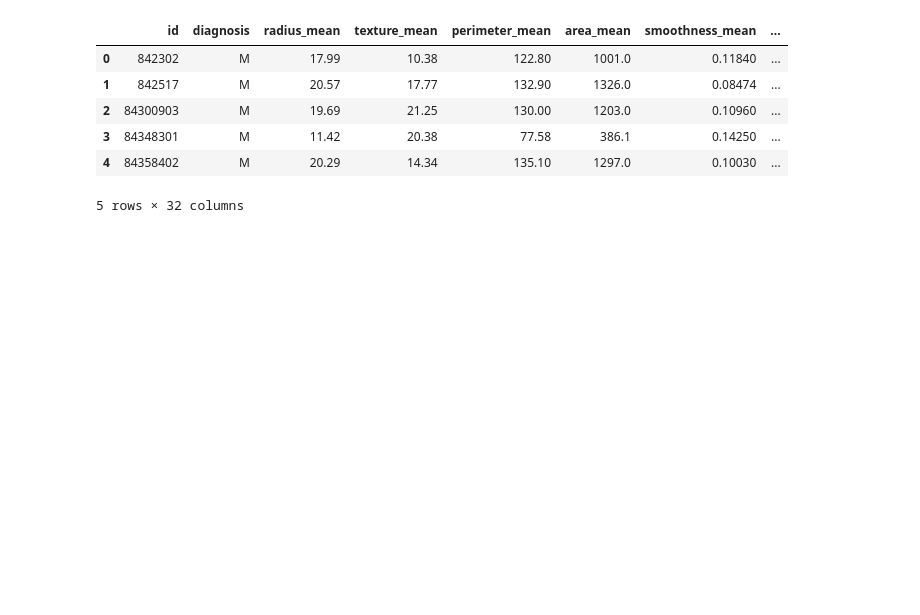
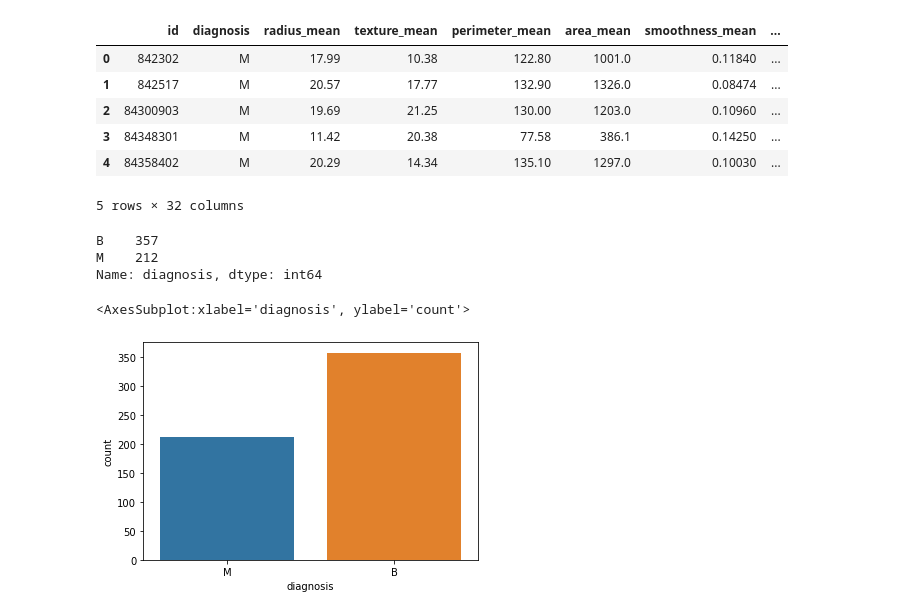
Before and after one commit to Koffivi/PROJECTS, a Jupyter notebook: Breast_cancer_pred.ipynb, the cells around one changed output. Saved outputs shown, nothing was run; the diff lists cells and outputs as text; code cells hidden in the pictures; blank space fills up the shorter version.

```diff
--- a/Breast_cancer_pred.ipynb
+++ b/Breast_cancer_pred.ipynb
@@ -51,3 +38,14 @@ df.head(5)
 | 3 | 84348301 | M | 11.42 | 20.38 | 77.58 | 386.1 | 0.14250 | ... |
 | 4 | 84358402 | M | 20.29 | 14.34 | 135.10 | 1297.0 | 0.10030 | ... |
 5 rows × 32 columns
+# %%
+df.diagnosis.value_counts()
+# %% [output]
+B    357
+M    212
+Name: diagnosis, dtype: int64
+# %%
+sns.countplot(df.diagnosis,label="Counts")
+# %% [output]
+<AxesSubplot:xlabel='diagnosis', ylabel='count'>
+[figure, added]
```
Also changed, not shown: parts of 16 cells of this notebook.
